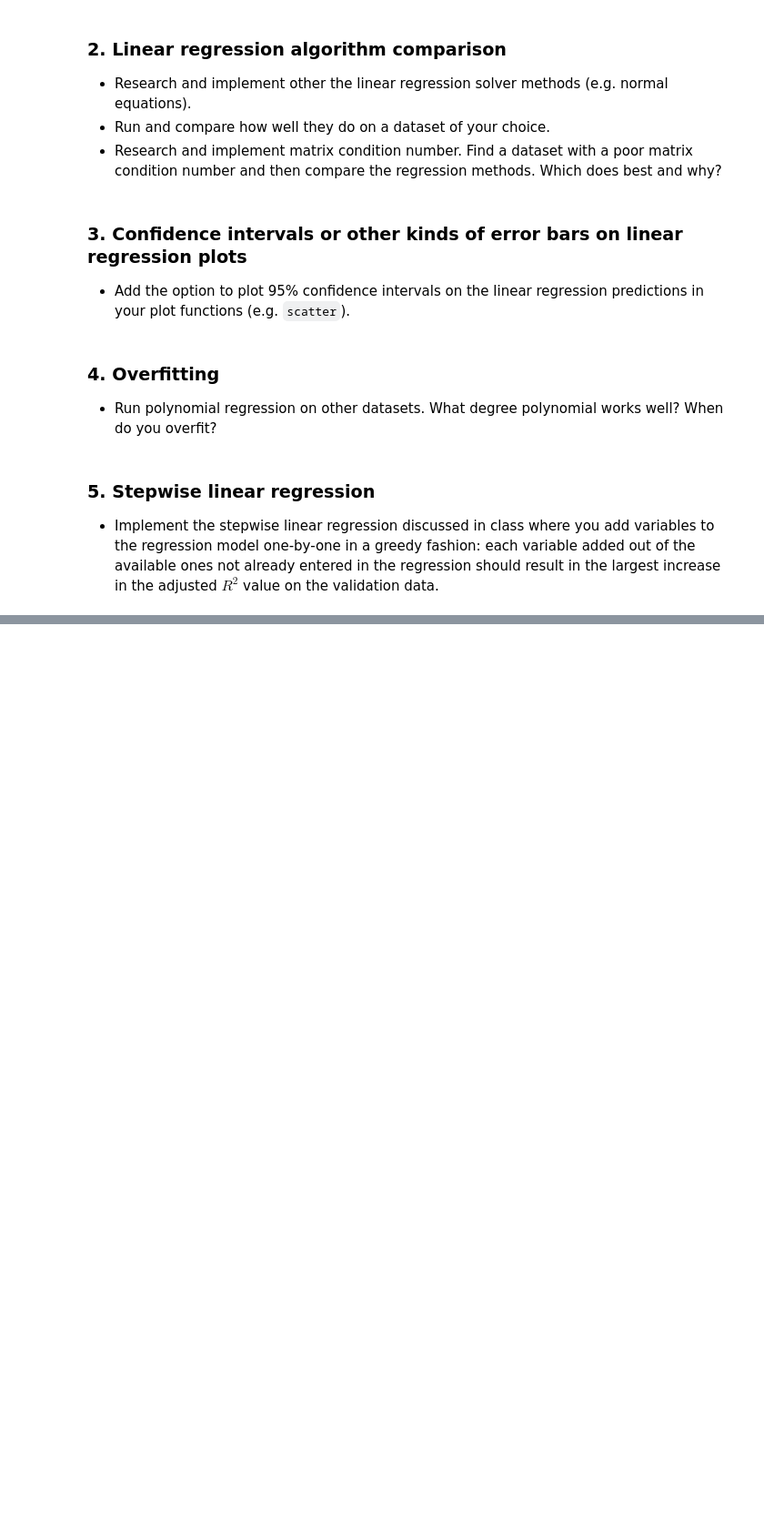
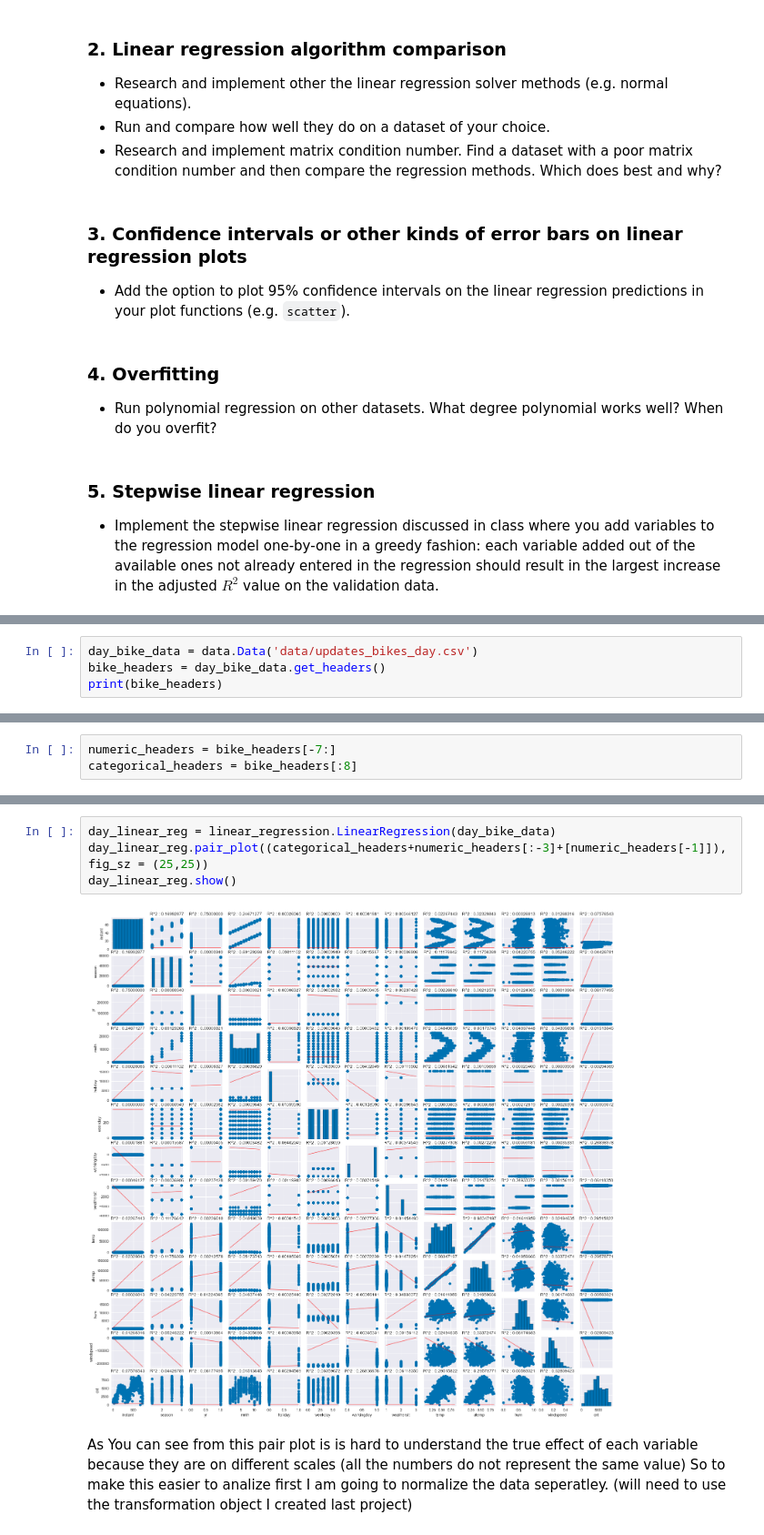
Before and after one commit to mattjax16/cs251, a Jupyter notebook: project3/polynomial_regression.ipynb, the cells around one changed output, grey strips where cells are left out. Shown at 91% size. Drawn from its saved outputs; the diff is of its cells as text; blank space fills up the shorter version.

```diff
--- a/project3/polynomial_regression.ipynb
+++ b/project3/polynomial_regression.ipynb
@@ -407,0 +621,4 @@ To receive credit for any extension, you must:
+# %%
+day_bike_data = data.Data('data/updates_bikes_day.csv')
+bike_headers = day_bike_data.get_headers()
+print(bike_headers)
@@ -407,0 +629,3 @@ To receive credit for any extension, you must:
+# %%
+numeric_headers = bike_headers[-7:]
+categorical_headers = bike_headers[:8]
@@ -407,0 +636,8 @@ To receive credit for any extension, you must:
+# %%
+day_linear_reg = linear_regression.LinearRegression(day_bike_data)
+day_linear_reg.pair_plot((categorical_headers+numeric_headers[:-3]+[numeric_headers[-1]]), fig_sz = (25,25))
+day_linear_reg.show()
+# %% [output]
+[figure, added]
+# %% [markdown]
+As You can see from this pair plot is is hard to understand the true effect of each variable because they are on different scales (all the numbers do not represent the same value) So to make this easier to analize first I am going to normalize the data seperatley. (will need to use the transformation object I created last project)
```
Also changed, not shown: parts of 37 cells of this notebook, 20 other files.
